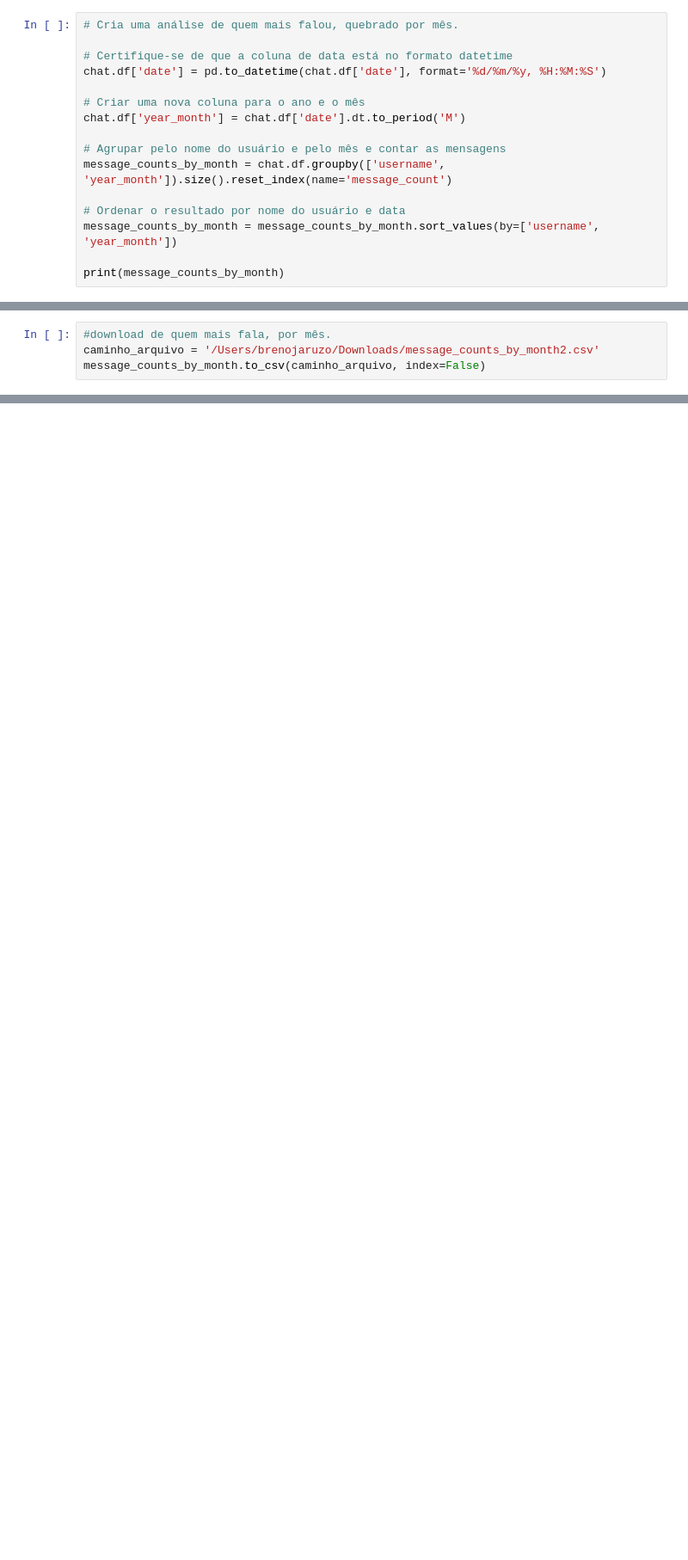
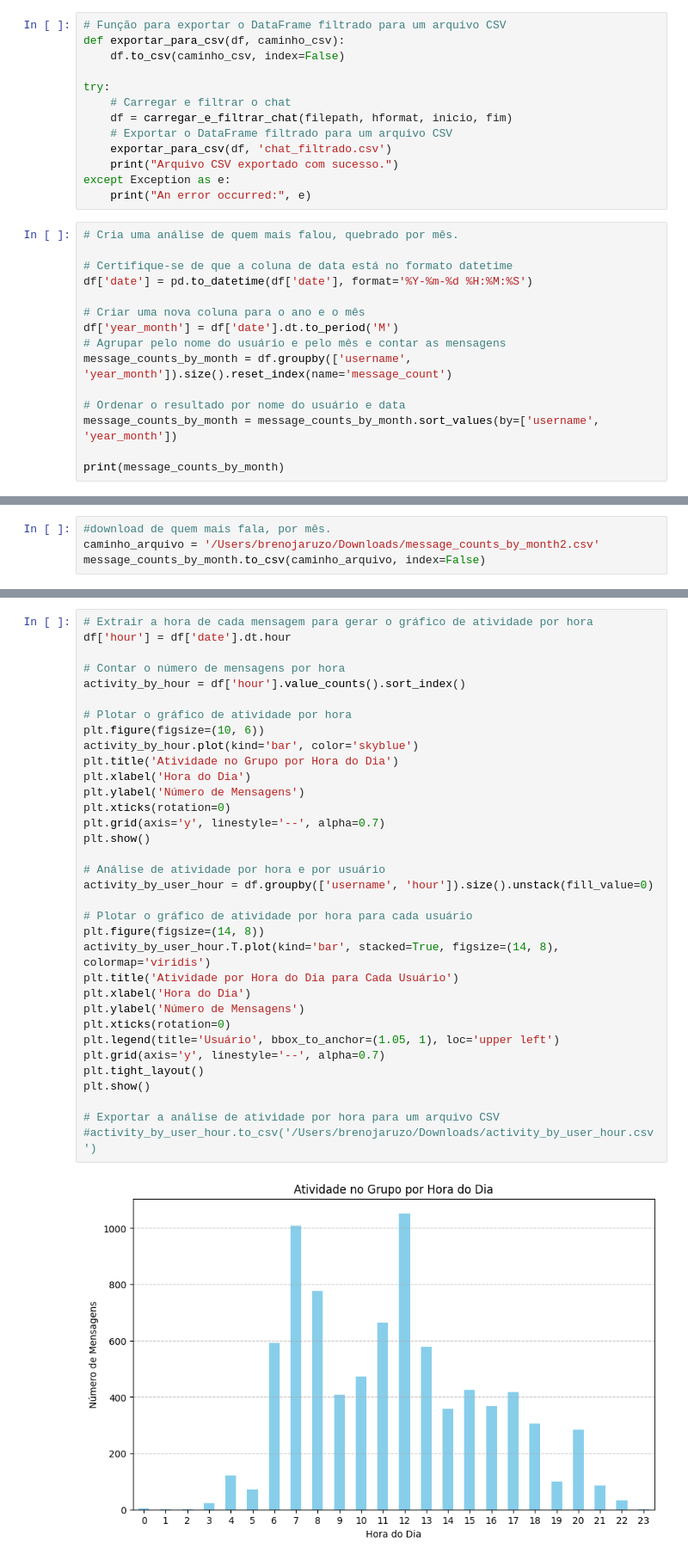
Before and after one commit to brenoajs/whatsappanalyzer, a Jupyter notebook: dados sobre conversa do whatsapp.ipynb, the cells around one changed output, grey strips where cells are left out. Shown at 86% size. Drawn from its saved outputs; the diff is of its cells as text; blank space fills up the shorter version.

```diff
--- a/dados sobre conversa do whatsapp.ipynb
+++ b/dados sobre conversa do whatsapp.ipynb
@@ -61,14 +44,26 @@ Name: message, dtype: int64
+# %%
+# Função para exportar o DataFrame filtrado para um arquivo CSV
+def exportar_para_csv(df, caminho_csv):
+    df.to_csv(caminho_csv, index=False)
+
+try:
+    # Carregar e filtrar o chat
+    df = carregar_e_filtrar_chat(filepath, hformat, inicio, fim)
+    # Exportar o DataFrame filtrado para um arquivo CSV
+    exportar_para_csv(df, 'chat_filtrado.csv')
+    print("Arquivo CSV exportado com sucesso.")
+except Exception as e:
+    print("An error occurred:", e)
 # %%
 # Cria uma análise de quem mais falou, quebrado por mês.
 
 # Certifique-se de que a coluna de data está no formato datetime
-chat.df['date'] = pd.to_datetime(chat.df['date'], format='%d/%m/%y, %H:%M:%S')
+df['date'] = pd.to_datetime(df['date'], format='%Y-%m-%d %H:%M:%S')
 
 # Criar uma nova coluna para o ano e o mês
-chat.df['year_month'] = chat.df['date'].dt.to_period('M')
-
+df['year_month'] = df['date'].dt.to_period('M')
 # Agrupar pelo nome do usuário e pelo mês e contar as mensagens
-message_counts_by_month = chat.df.groupby(['username', 'year_month']).size().reset_index(name='message_count')
+message_counts_by_month = df.groupby(['username', 'year_month']).size().reset_index(name='message_count')
 
 # Ordenar o resultado por nome do usuário e data
 message_counts_by_month = message_counts_by_month.sort_values(by=['username', 'year_month'])
@@ -140,0 +107,36 @@ plot(fig)
+# %%
+# Extrair a hora de cada mensagem para gerar o gráfico de atividade por hora
+df['hour'] = df['date'].dt.hour
+
+# Contar o número de mensagens por hora
+activity_by_hour = df['hour'].value_counts().sort_index()
+
+# Plotar o gráfico de atividade por hora
+plt.figure(figsize=(10, 6))
+activity_by_hour.plot(kind='bar', color='skyblue')
+plt.title('Atividade no Grupo por Hora do Dia')
+plt.xlabel('Hora do Dia')
+plt.ylabel('Número de Mensagens')
+plt.xticks(rotation=0)
+plt.grid(axis='y', linestyle='--', alpha=0.7)
+plt.show()
+
+# Análise de atividade por hora e por usuário
+activity_by_user_hour = df.groupby(['username', 'hour']).size().unstack(fill_value=0)
+
+# Plotar o gráfico de atividade por hora para cada usuário
+plt.figure(figsize=(14, 8))
+activity_by_user_hour.T.plot(kind='bar', stacked=True, figsize=(14, 8), colormap='viridis')
+plt.title('Atividade por Hora do Dia para Cada Usuário')
+plt.xlabel('Hora do Dia')
+plt.ylabel('Número de Mensagens')
+plt.xticks(rotation=0)
+plt.legend(title='Usuário', bbox_to_anchor=(1.05, 1), loc='upper left')
+plt.grid(axis='y', linestyle='--', alpha=0.7)
+plt.tight_layout()
+plt.show()
+
+# Exportar a análise de atividade por hora para um arquivo CSV
+#activity_by_user_hour.to_csv('/Users/brenojaruzo/Downloads/activity_by_user_hour.csv')
+# %% [output]
+[figure, added]
```
Also changed, not shown: parts of 8 cells of this notebook, 5 other files.
